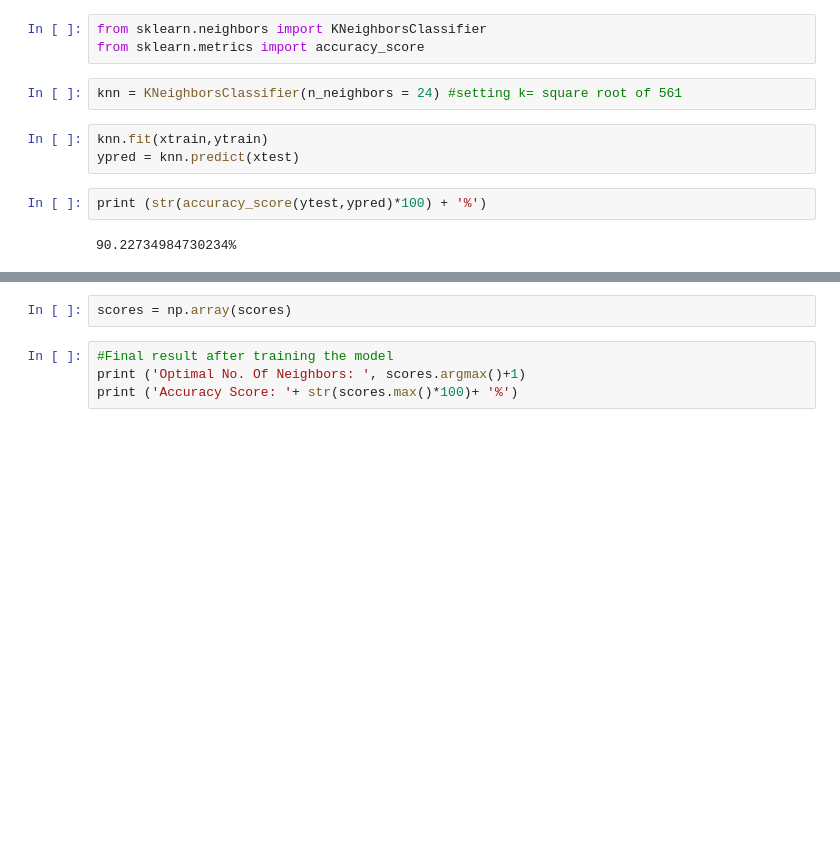
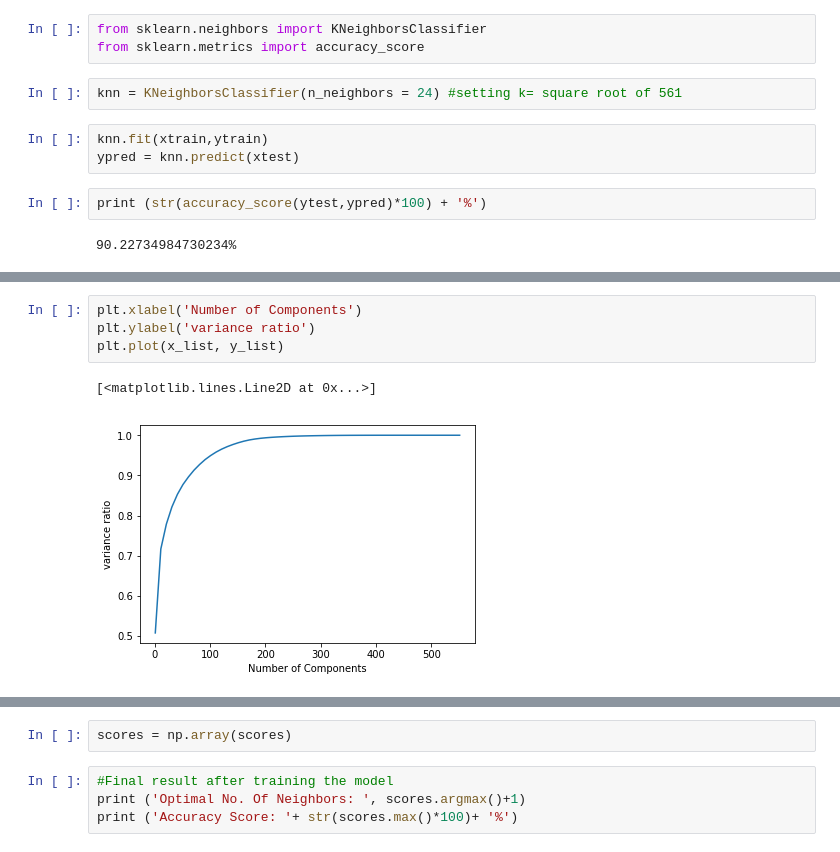
Before and after one commit to Zhiyang-Zhang-sjsu/Activity, a Jupyter notebook: KNN.ipynb, the cells around one changed output, grey strips where cells are left out. Saved outputs shown, nothing was run; the diff lists cells and outputs as text; blank space fills up the shorter version.

```diff
--- a/KNN.ipynb
+++ b/KNN.ipynb
@@ -30,0 +55,7 @@ print (str(accuracy_score(ytest,ypred)*100) + '%')
+# %%
+plt.xlabel('Number of Components')
+plt.ylabel('variance ratio')
+plt.plot(x_list, y_list)
+# %% [output]
+[<matplotlib.lines.Line2D at 0x...>]
+[figure, added]
```
Also changed, not shown: parts of 7 cells of this notebook.
